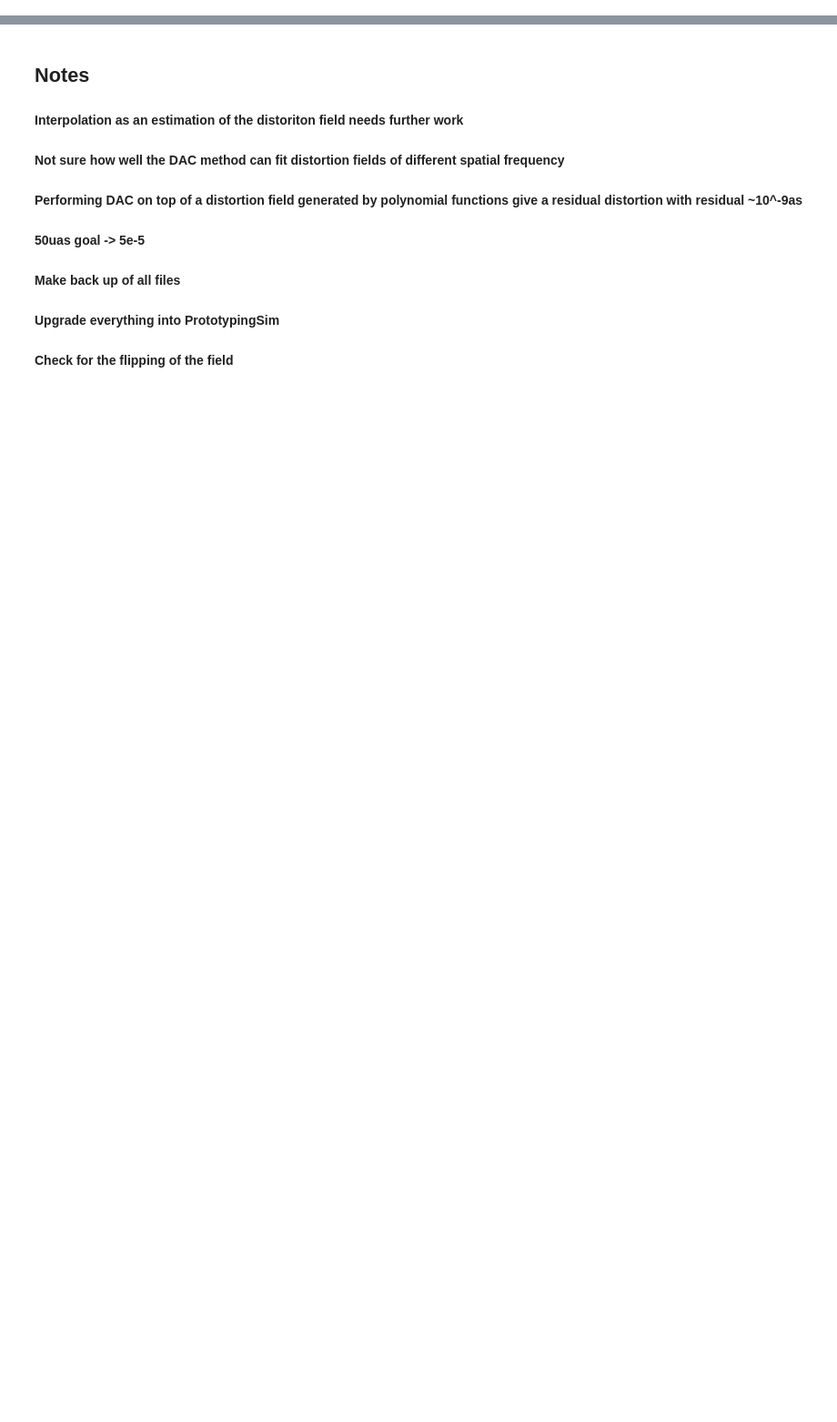
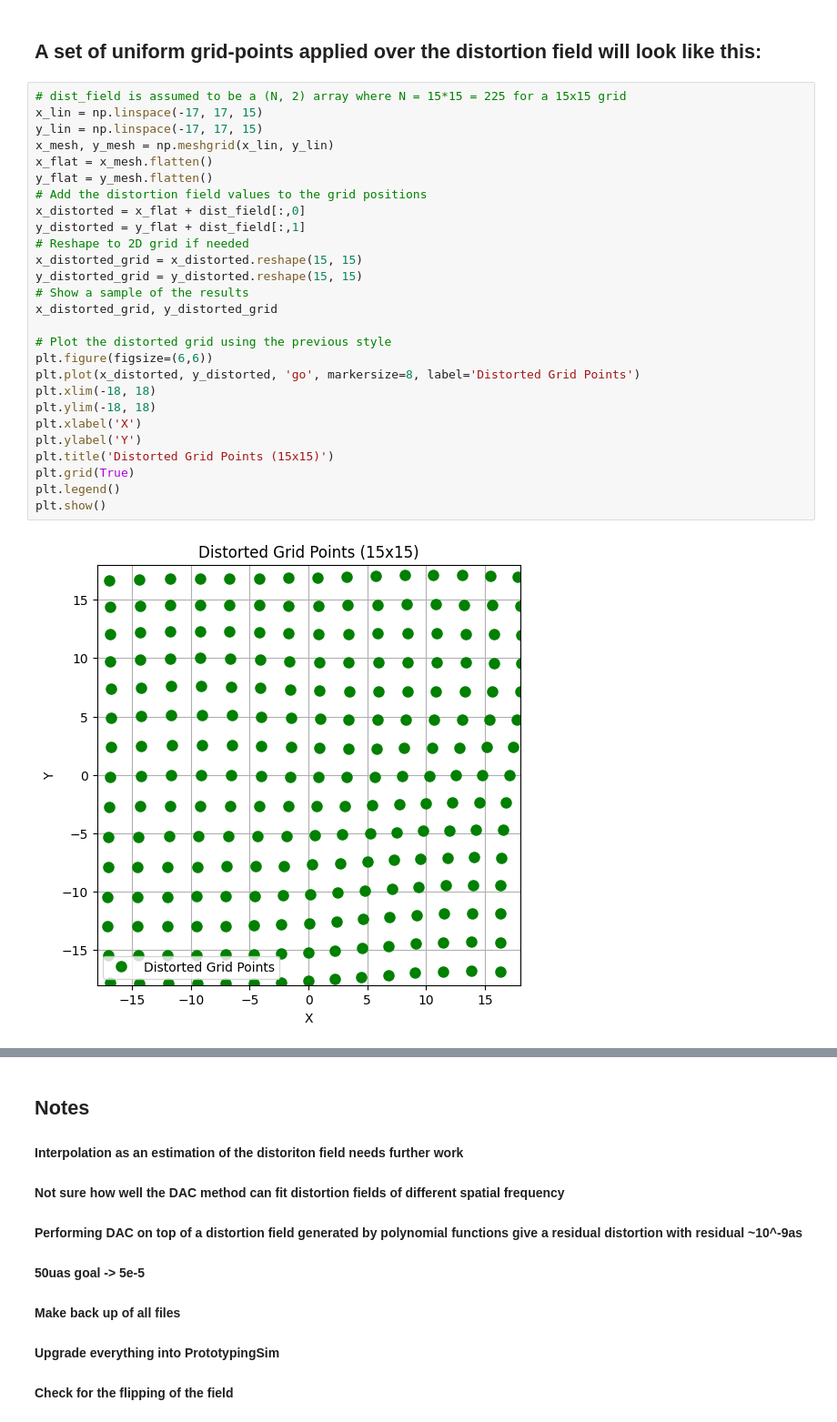
Before and after one commit to DendrobiNakamura/Astrometric-Calibration-Work, a Jupyter notebook: RecovDistortSim.ipynb, the cells around one changed output, grey strips where cells are left out. Shown: that part at 91% size. Drawn from its saved outputs; the diff is of its cells as text; blank space fills up the shorter version.

```diff
--- a/RecovDistortSim.ipynb
+++ b/RecovDistortSim.ipynb
@@ -30,0 +100,31 @@ sim = AstrocalibRead(data,corners,'C')
+# %% [markdown]
+## A set of uniform grid-points applied over the distortion field will look like this:
+# %%
+# dist_field is assumed to be a (N, 2) array where N = 15*15 = 225 for a 15x15 grid
+x_lin = np.linspace(-17, 17, 15)
+y_lin = np.linspace(-17, 17, 15)
+x_mesh, y_mesh = np.meshgrid(x_lin, y_lin)
+x_flat = x_mesh.flatten()
+y_flat = y_mesh.flatten()
+# Add the distortion field values to the grid positions
+x_distorted = x_flat + dist_field[:,0]
+y_distorted = y_flat + dist_field[:,1]
+# Reshape to 2D grid if needed
+x_distorted_grid = x_distorted.reshape(15, 15)
+y_distorted_grid = y_distorted.reshape(15, 15)
+# Show a sample of the results
+x_distorted_grid, y_distorted_grid
+
+# Plot the distorted grid using the previous style
+plt.figure(figsize=(6,6))
+plt.plot(x_distorted, y_distorted, 'go', markersize=8, label='Distorted Grid Points')
+plt.xlim(-18, 18)
+plt.ylim(-18, 18)
+plt.xlabel('X')
+plt.ylabel('Y')
+plt.title('Distorted Grid Points (15x15)')
+plt.grid(True)
+plt.legend()
+plt.show()
+# %% [output]
+[figure, added]
```
Also changed, not shown: parts of 20 cells of this notebook, 1 other file.
